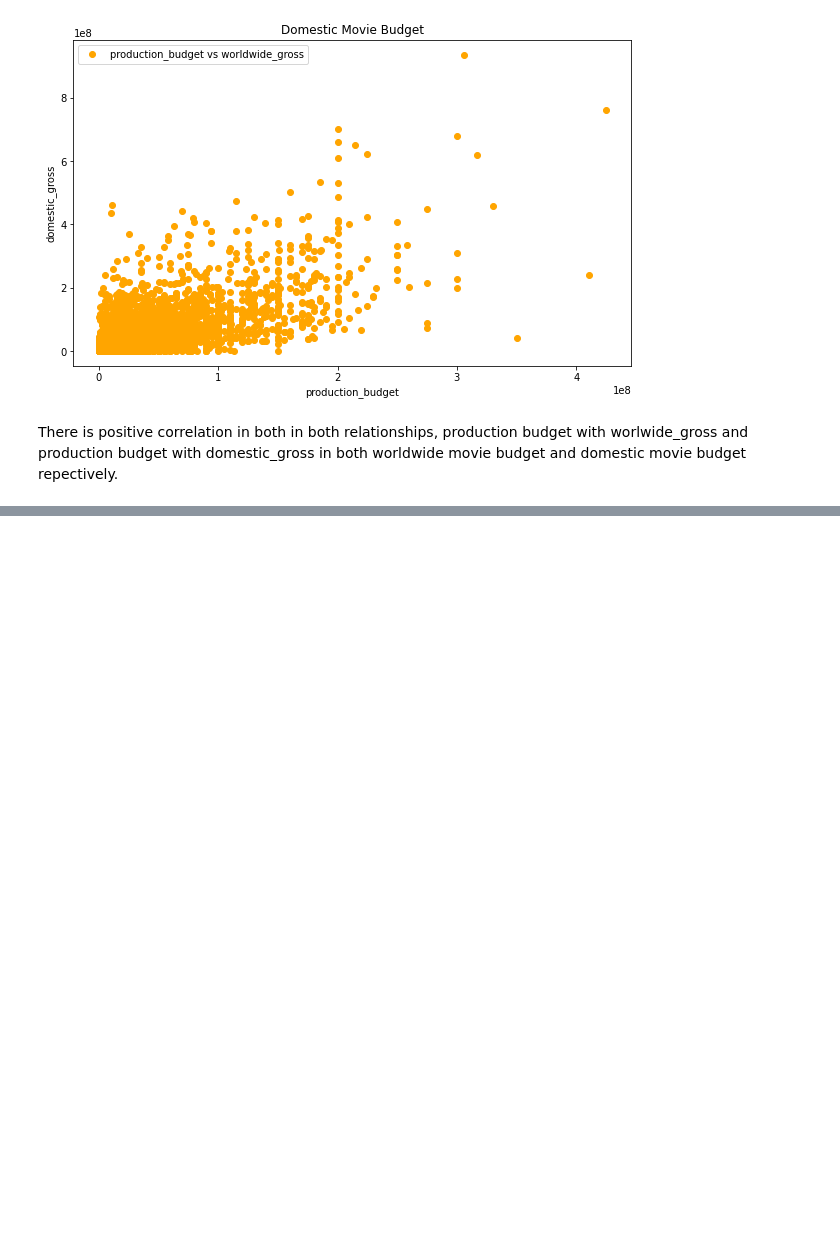
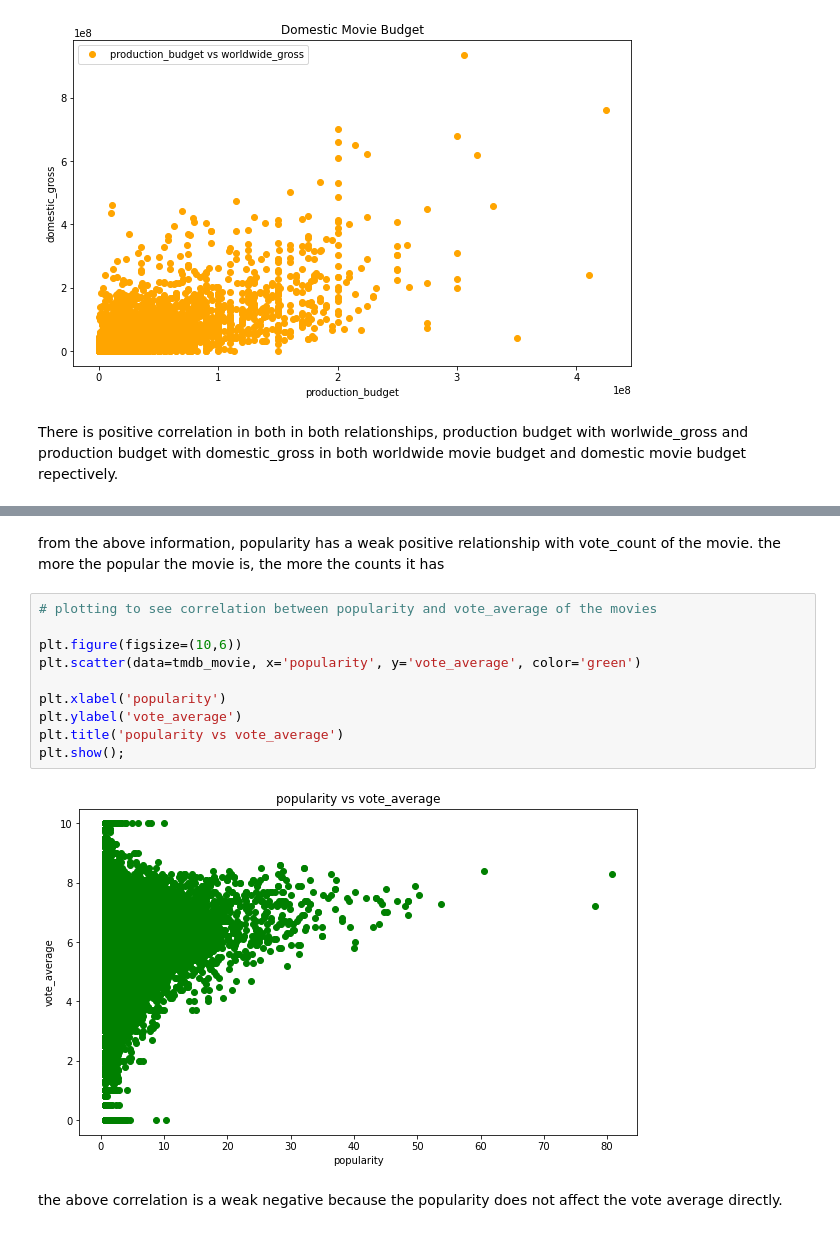
Before and after one commit to JEr1yAnalst/dsc-phase-1-Project-Microsoft-Film-Analysis-, a Jupyter notebook: student.ipynb, the cells around one changed output, grey strips where cells are left out. Drawn from its saved outputs; the diff is of its cells as text; blank space fills up the shorter version.

```diff
--- a/student.ipynb
+++ b/student.ipynb
@@ -675,0 +767,17 @@ There is positive correlation in both in both relationships, production budget w
+# %% [markdown]
+from the above information, popularity has a weak positive relationship with vote_count of the movie.
+the more the popular the movie is, the more the counts it has
+# %%
+# plotting to see correlation between popularity and vote_average of the movies
+
+plt.figure(figsize=(10,6))
+plt.scatter(data=tmdb_movie, x='popularity', y='vote_average', color='green')
+
+plt.xlabel('popularity')
+plt.ylabel('vote_average')
+plt.title('popularity vs vote_average')
+plt.show();
+# %% [output]
+[figure, added]
+# %% [markdown]
+the above correlation is a weak negative because the popularity does not affect the vote average directly.
```
Also changed, not shown: parts of 17 cells of this notebook.
